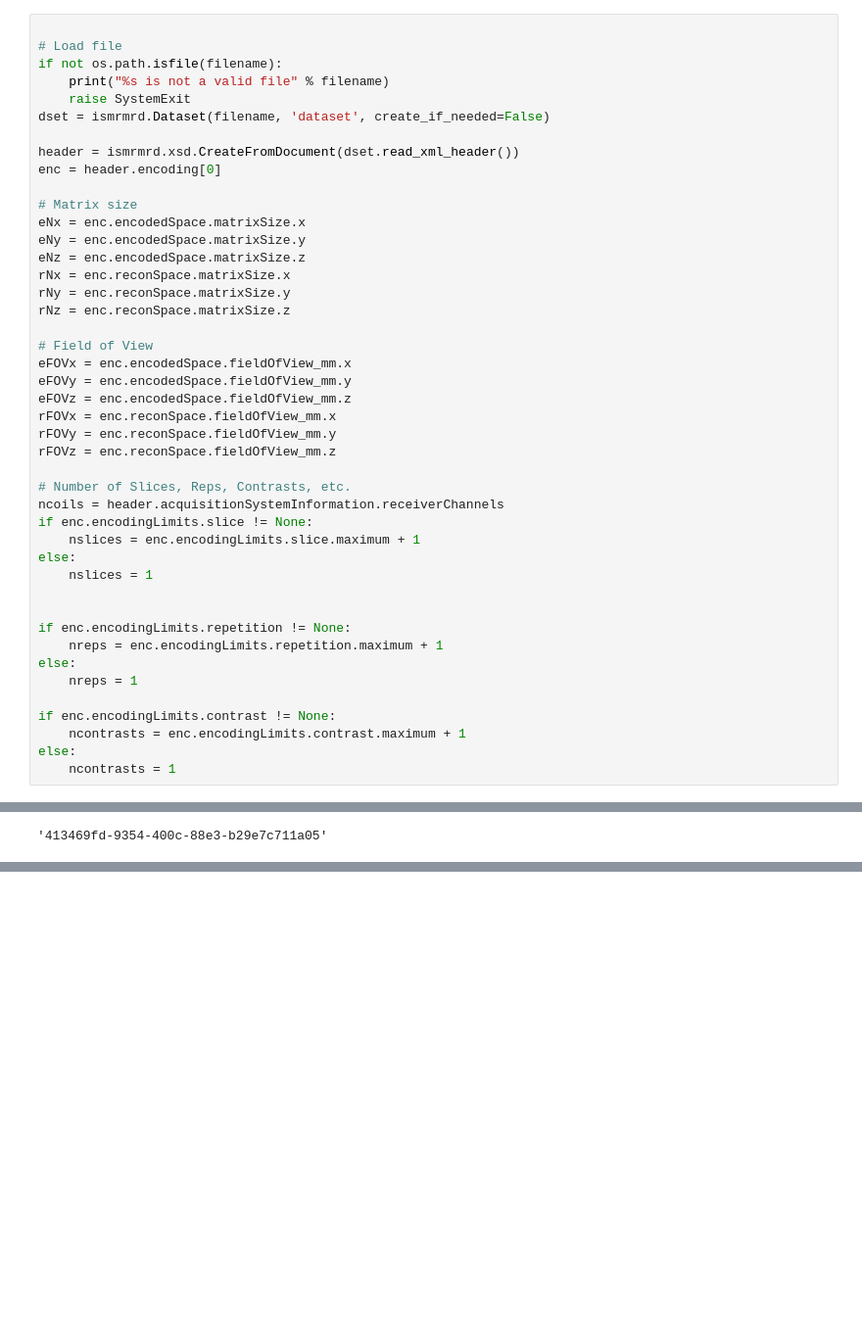
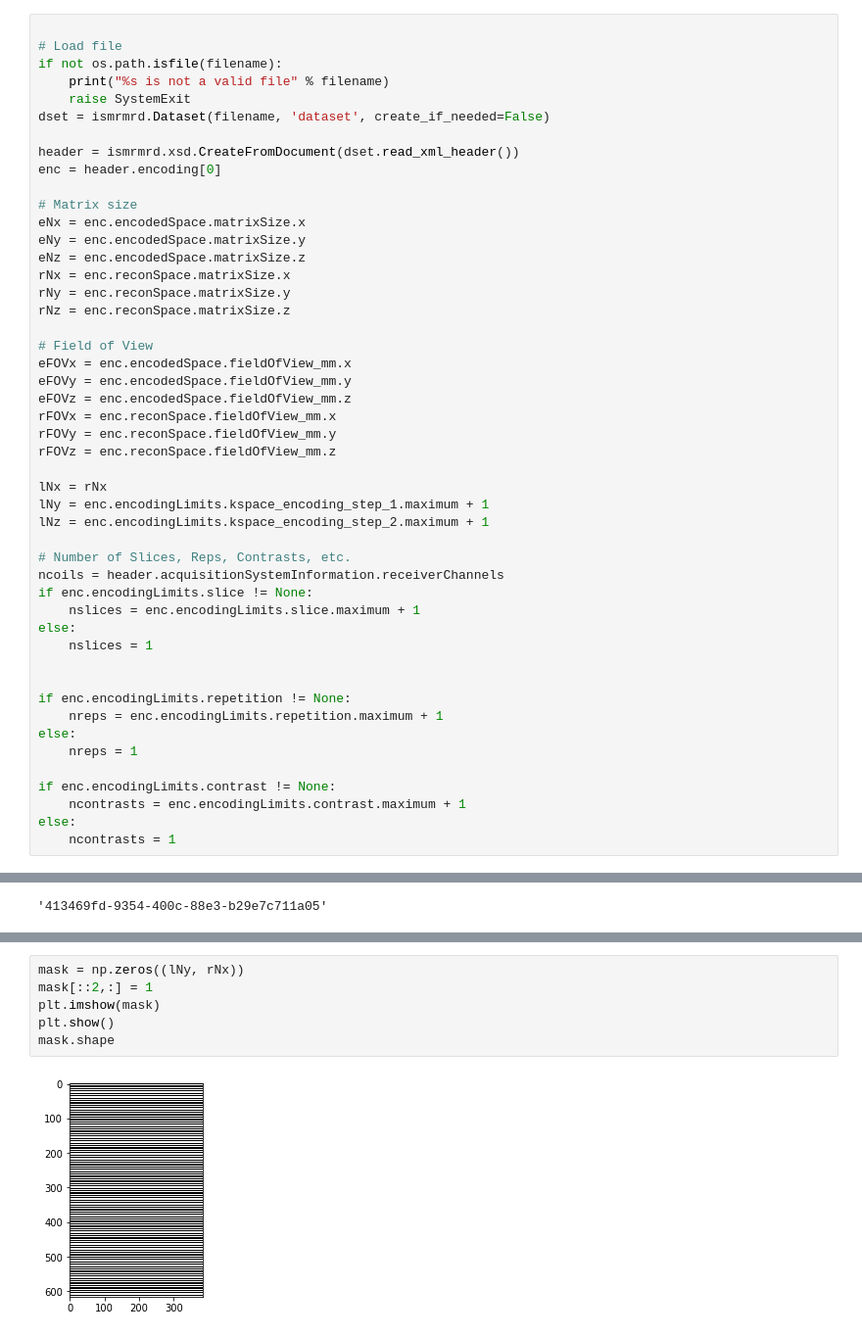
Before and after one commit to Erfandarzi/mri-reconstruction, a Jupyter notebook: python/fully-reconstruction.ipynb, the cells around one changed output, grey strips where cells are left out. Shown at 98% size. Cells and saved outputs as stored; diff of their text form; blank space fills up the shorter version.

```diff
--- a/python/fully-reconstruction.ipynb
+++ b/python/fully-reconstruction.ipynb
@@ -58,6 +62,10 @@ rFOVx = enc.reconSpace.fieldOfView_mm.x
 rFOVy = enc.reconSpace.fieldOfView_mm.y
 rFOVz = enc.reconSpace.fieldOfView_mm.z
 
+lNx = rNx
+lNy = enc.encodingLimits.kspace_encoding_step_1.maximum + 1
+lNz = enc.encodingLimits.kspace_encoding_step_2.maximum + 1
+
 # Number of Slices, Reps, Contrasts, etc.
 ncoils = header.acquisitionSystemInformation.receiverChannels
 if enc.encodingLimits.slice != None:
@@ -207,0 +281,8 @@ uuid
+# %%
+mask = np.zeros((lNy, rNx))
+mask[::2,:] = 1
+plt.imshow(mask)
+plt.show()
+mask.shape
+# %% [output]
+[figure, added]
```
Also changed, not shown: parts of 24 cells of this notebook, 1 other file.
